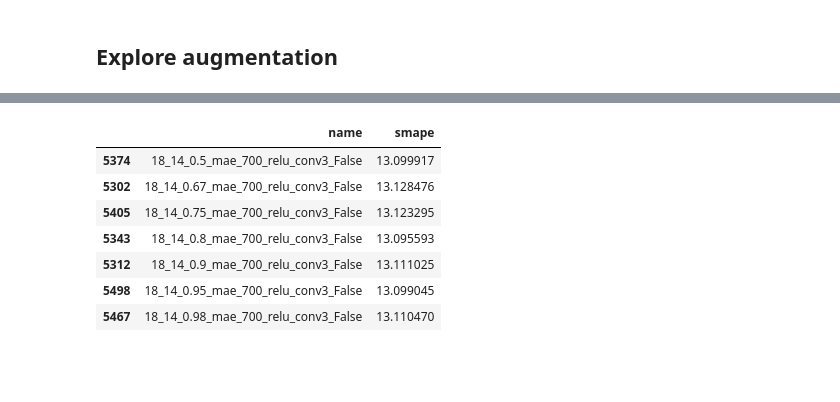
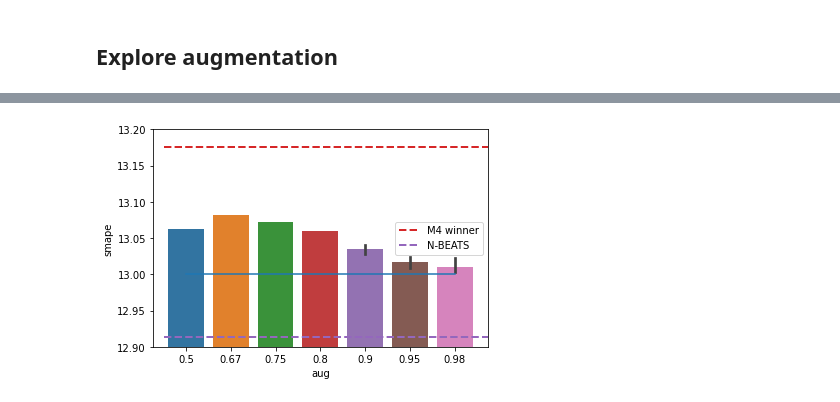
Before and after one commit to djib2011/forecasting, a Jupyter notebook: analysis/explore_results_ensemble.ipynb, the cells around one changed output, grey strips where cells are left out. Cells and saved outputs as stored; diff of their text form; code cells hidden in the pictures; blank space fills up the shorter version.

```diff
--- a/analysis/explore_results_ensemble.ipynb
+++ b/analysis/explore_results_ensemble.ipynb
@@ -279,11 +279,12 @@ add_benchmarks()
-# %%
-df10.sort_values('aug').loc[:, ['name', 'smape']]
-# %% [output]
-|  | name | smape |
-| 5374 | 18_14_0.5_mae_700_relu_conv3_False | 13.099917 |
-| 5302 | 18_14_0.67_mae_700_relu_conv3_False | 13.128476 |
-| 5405 | 18_14_0.75_mae_700_relu_conv3_False | 13.123295 |
-| 5343 | 18_14_0.8_mae_700_relu_conv3_False | 13.095593 |
-| 5312 | 18_14_0.9_mae_700_relu_conv3_False | 13.111025 |
-| 5498 | 18_14_0.95_mae_700_relu_conv3_False | 13.099045 |
-| 5467 | 18_14_0.98_mae_700_relu_conv3_False | 13.110470 |
+# %%
+df11 = df[(df['aug'] >= 0.5) & (df['model_type'] == 'conv3')]
+# %%
+sns.barplot(x='aug', y='smape', data=df11.sort_values('aug'))
+
+plt.plot([0, 6], [13, 13])
+
+plt.ylim([12.9, 13.2])
+# plt.xticks(rotation=90)
+add_benchmarks()
+# %% [output]
+[figure, added]
```
Also changed, not shown: parts of 13 cells of this notebook, 1 other file.
